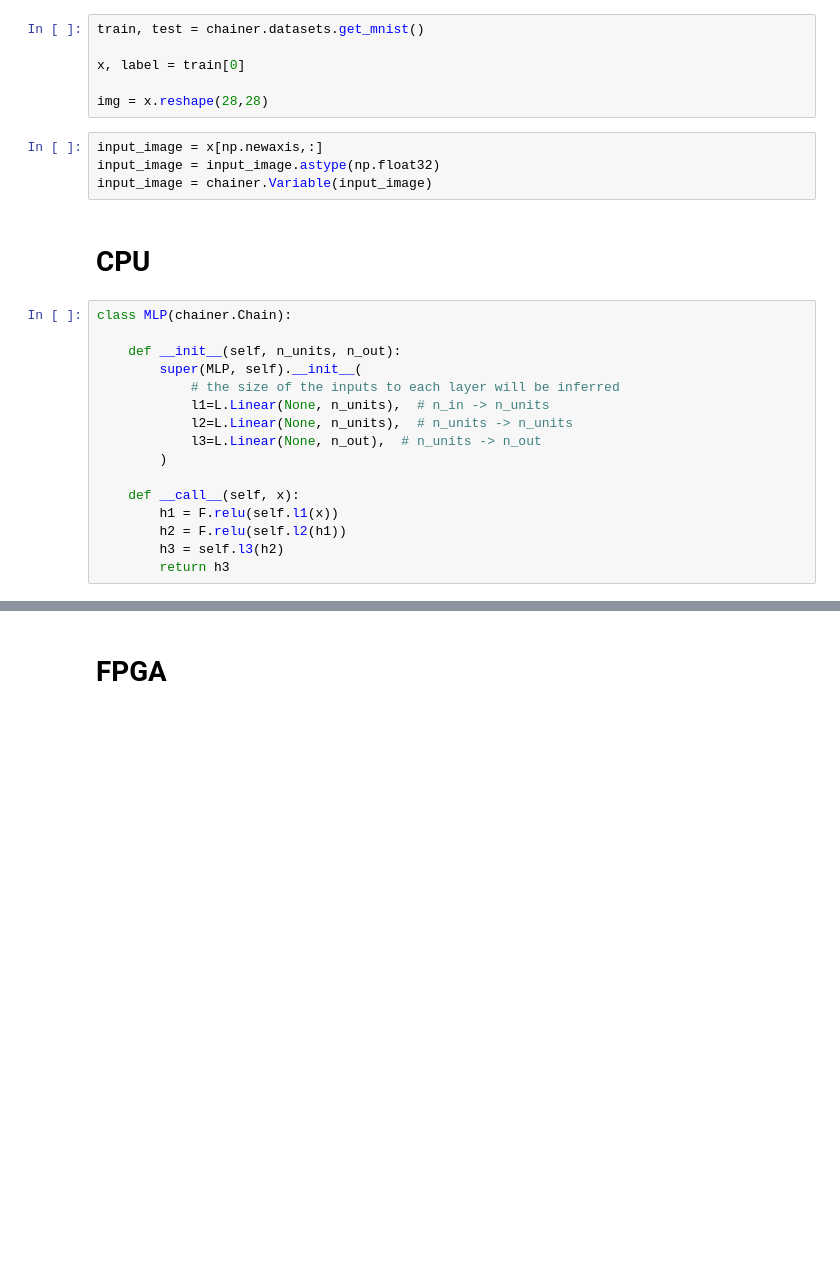
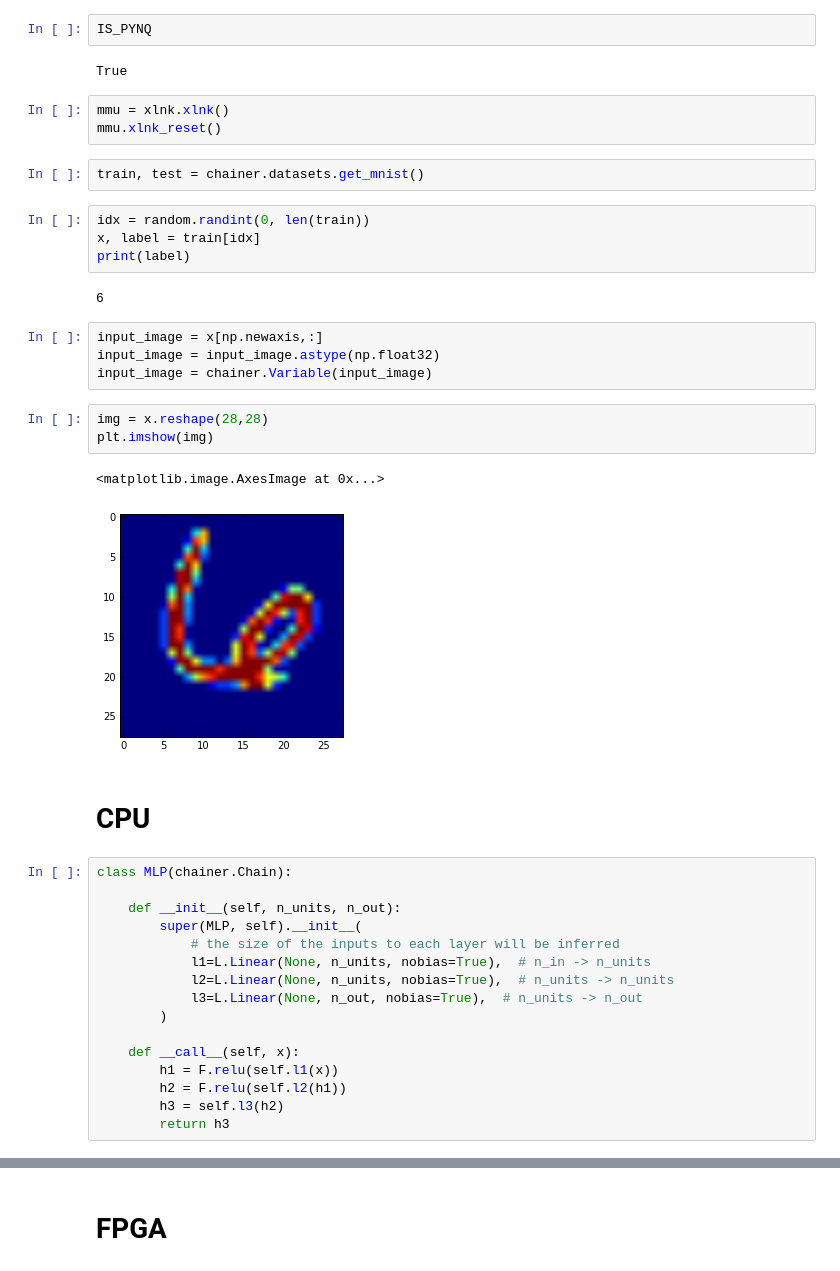
Before and after one commit to tkat0/pynq-chainer, a Jupyter notebook: notebooks/demo-mnist.ipynb, the cells around one changed output, grey strips where cells are left out. Cells and saved outputs as stored; diff of their text form; blank space fills up the shorter version.

```diff
--- a/notebooks/demo-mnist.ipynb
+++ b/notebooks/demo-mnist.ipynb
@@ -17,13 +39,28 @@ import sys
+# %%
+IS_PYNQ
+# %% [output]
+True
+# %%
+mmu = xlnk.xlnk()
+mmu.xlnk_reset()
 # %%
 train, test = chainer.datasets.get_mnist()
-
-x, label = train[0]
-
-img = x.reshape(28,28)
+# %%
+idx = random.randint(0, len(train))
+x, label = train[idx]
+print(label)
+# %% [output]
+6
 # %%
 input_image = x[np.newaxis,:]
 input_image = input_image.astype(np.float32)
 input_image = chainer.Variable(input_image)
+# %%
+img = x.reshape(28,28)
+plt.imshow(img)
+# %% [output]
+<matplotlib.image.AxesImage at 0x...>
+[figure, added]
 # %% [markdown]
 # CPU
 # %%
@@ -32,9 +69,9 @@ class MLP(chainer.Chain):
     def __init__(self, n_units, n_out):
         super(MLP, self).__init__(
             # the size of the inputs to each layer will be inferred
-            l1=L.Linear(None, n_units),  # n_in -> n_units
-            l2=L.Linear(None, n_units),  # n_units -> n_units
-            l3=L.Linear(None, n_out),  # n_units -> n_out
+            l1=L.Linear(None, n_units, nobias=True),  # n_in -> n_units
+            l2=L.Linear(None, n_units, nobias=True),  # n_units -> n_units
+            l3=L.Linear(None, n_out, nobias=True),  # n_units -> n_out
         )
 
     def __call__(self, x):
```
Also changed, not shown: parts of 19 cells of this notebook, 3 other files.
